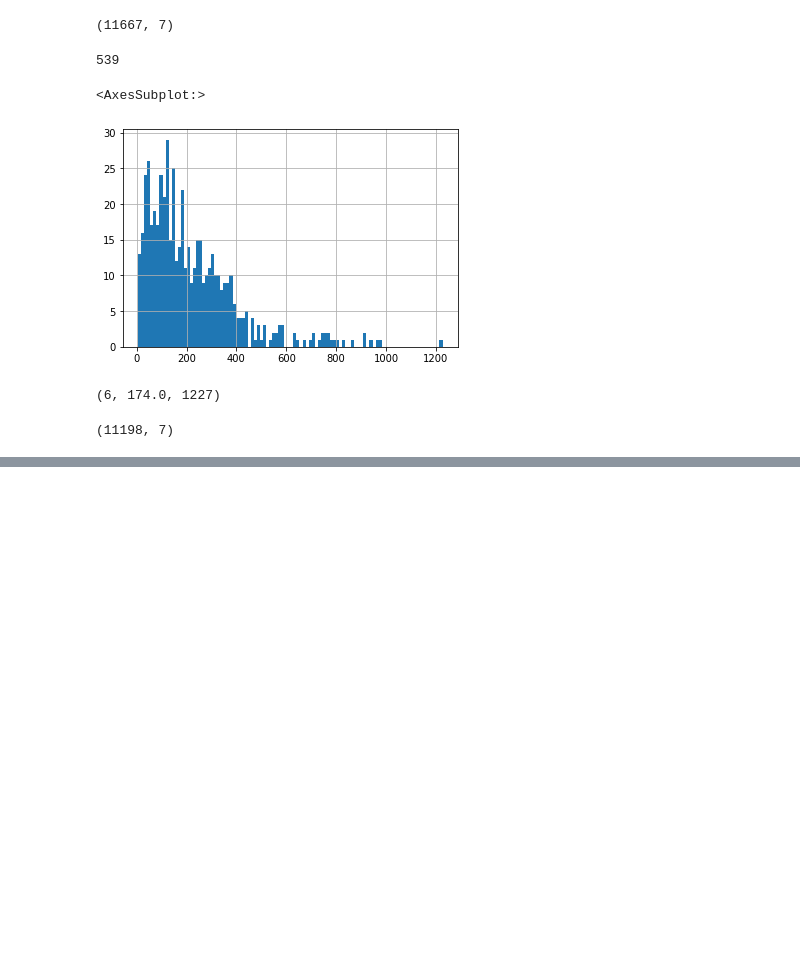
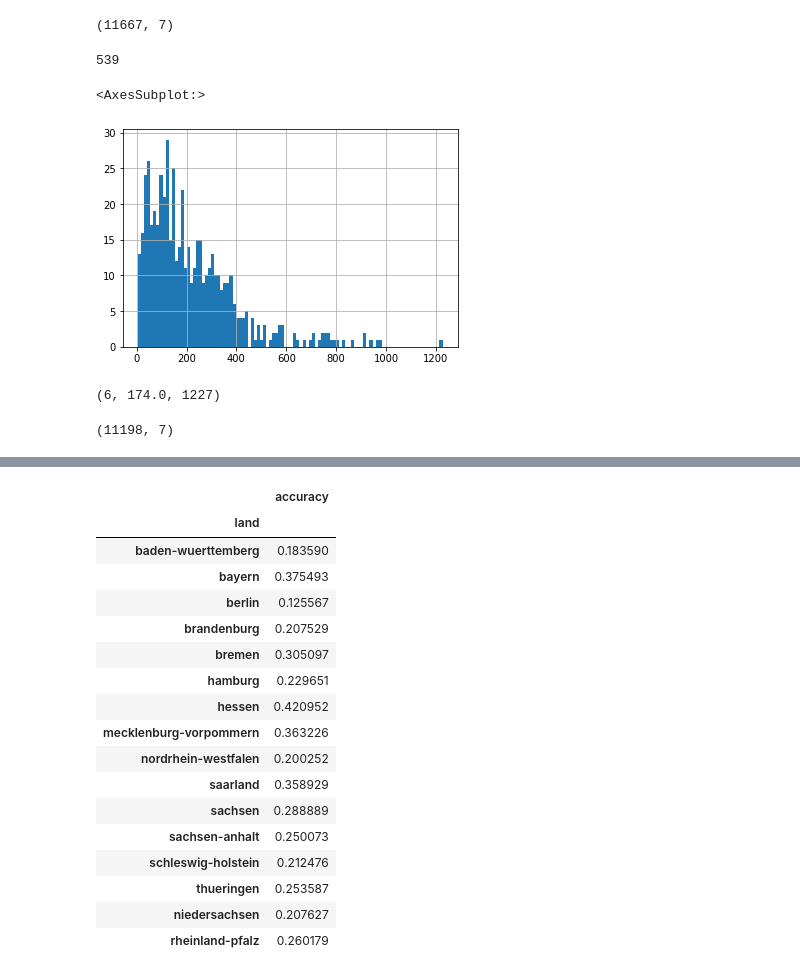
Before and after one commit to rxvl-d/curri, a Jupyter notebook: notebooks/paper-submission.ipynb, the cells around one changed output, grey strips where cells are left out. Drawn from its saved outputs; the diff is of its cells as text; code cells hidden in the pictures; blank space fills up the shorter version.

```diff
--- a/notebooks/paper-submission.ipynb
+++ b/notebooks/paper-submission.ipynb
@@ -155,0 +265,21 @@ INFO:root:train_score: {'land': 'berlin', 'name': 'xgbClassifier', 'vec_type': '
+# %%
+leifi.groupby
+# %% [output]
+|  | accuracy |
+| land |  |
+| baden-wuerttemberg | 0.183590 |
+| bayern | 0.375493 |
+| berlin | 0.125567 |
+| brandenburg | 0.207529 |
+| bremen | 0.305097 |
+| hamburg | 0.229651 |
+| hessen | 0.420952 |
+| mecklenburg-vorpommern | 0.363226 |
+| nordrhein-westfalen | 0.200252 |
+| saarland | 0.358929 |
+| sachsen | 0.288889 |
+| sachsen-anhalt | 0.250073 |
+| schleswig-holstein | 0.212476 |
+| thueringen | 0.253587 |
+| niedersachsen | 0.207627 |
+| rheinland-pfalz | 0.260179 |
```
Also changed, not shown: parts of 36 cells of this notebook, 3 other files.
